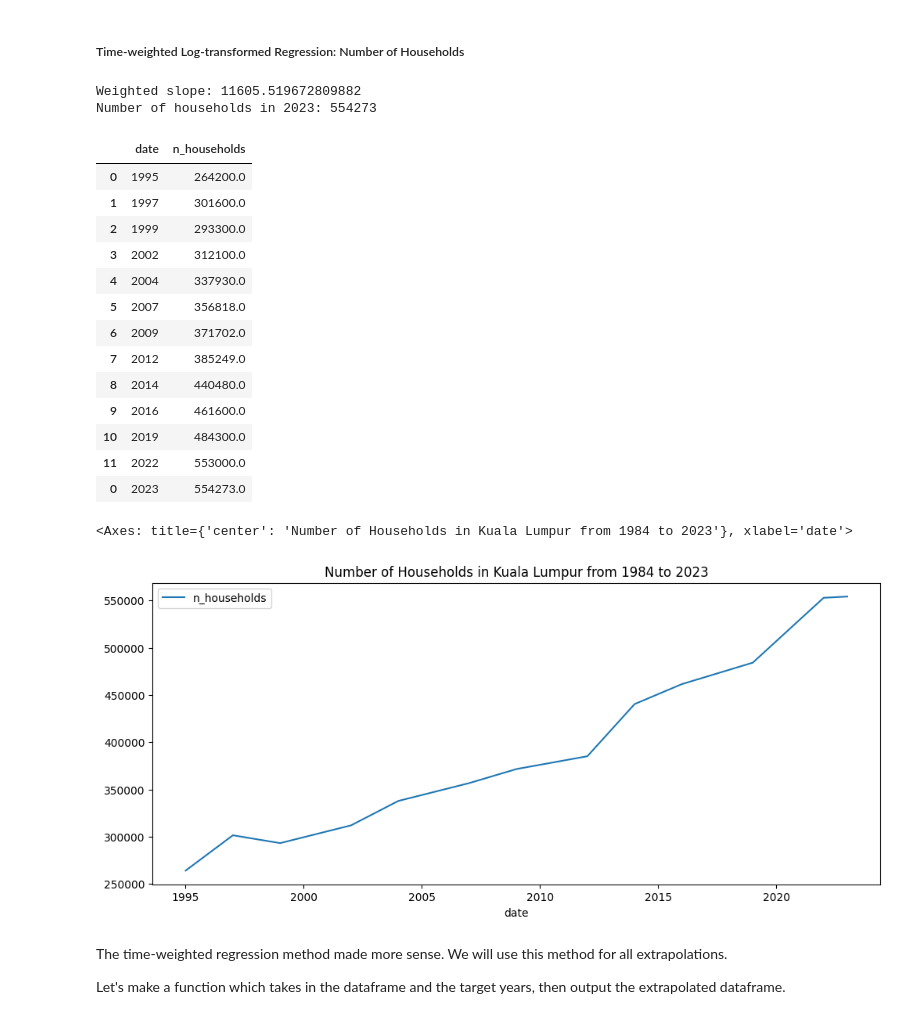
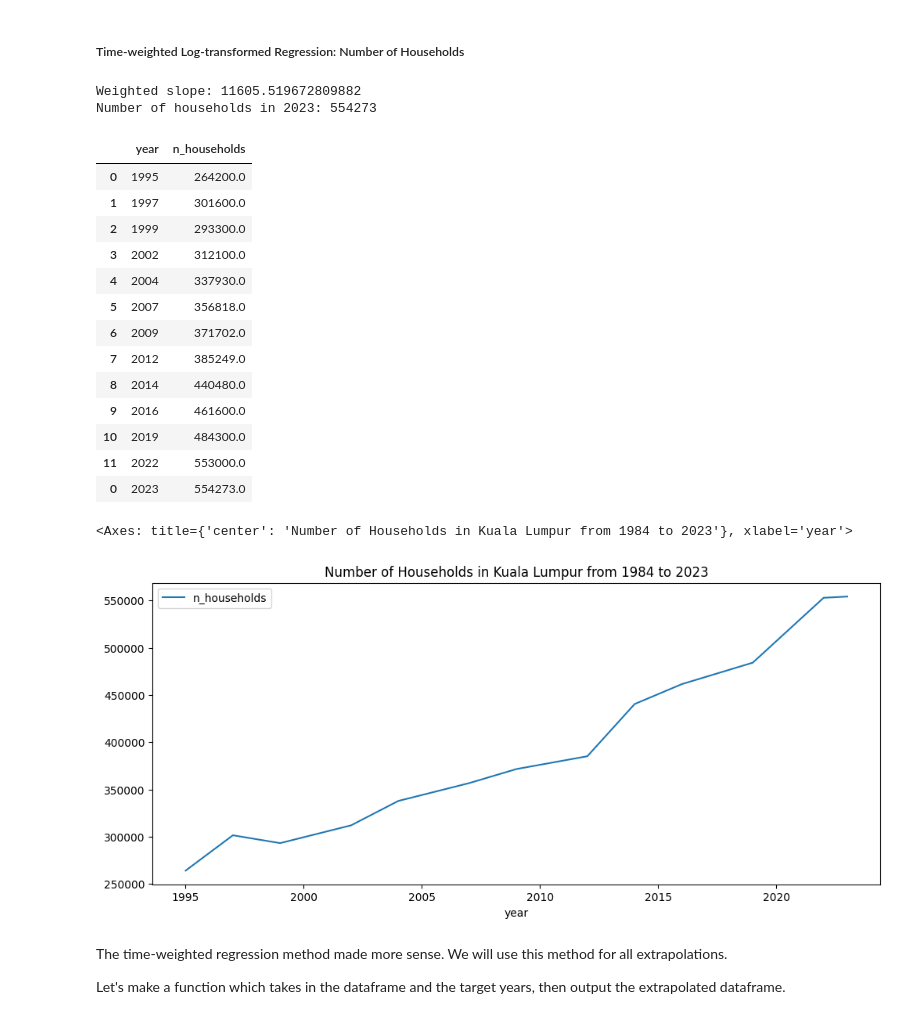
Before and after one commit to yuenherny/kl-house-price-forecasting, a Jupyter notebook: notebooks/Transactions - 05 Data Integration.ipynb, the cells around one changed output. Cells and saved outputs as stored; diff of their text form; code cells hidden in the pictures.

```diff
--- a/notebooks/Transactions - 05 Data Integration.ipynb
+++ b/notebooks/Transactions - 05 Data Integration.ipynb
@@ -476,7 +484,7 @@ There are multiple methods for forecasting the economic indicators. The procedur
 # %% [markdown]
 ##### Log-transformed Regression: Number of Households
 # %%
-df_households = df_income[['date', 'n_households']]
+df_households = df_income[['year', 'n_households']]
 df_households = df_households.dropna().reset_index(drop=True)
 df_households
 # %% [output]
@@ -497,8 +505,8 @@ df_households
 # Log-transformed Regression
 # Step 1 and 2 omitted as the data is not expressed in the form of probability or rate
 # Step 3: Normalise each year
-mean_year = df_households['date'].mean()
-df_households['norm_year'] = df_households['date'] - mean_year
+mean_year = df_households['year'].mean()
+df_households['norm_year'] = df_households['year'] - mean_year
 
 from scipy.stats import linregress
 
@@ -512,10 +520,10 @@ print(f'Stderr: {stderr}')
 
 # Step 6: Extrapolate the number of households for 2023
 target_year = 2023
-number_of_households_extrapolated = round(slope * (target_year - df_households['date'].mean()) + intercept)
+number_of_households_extrapolated = round(slope * (target_year - df_households['year'].mean()) + intercept)
 print(f'Number of households in {target_year}: {number_of_households_extrapolated}')
 
-df_households_extrapolated = pd.concat([df_households[['date', 'n_households']], pd.DataFrame({'date': [target_year], 'n_households': [number_of_households_extrapolated]})])
+df_households_extrapolated = pd.concat([df_households[['year', 'n_households']], pd.DataFrame({'year': [target_year], 'n_households': [number_of_households_extrapolated]})])
 df_households_extrapolated
 # %% [output]
 Slope: 9725.687645687643
@@ -567,39 +575,39 @@ The number of household dropped, whereas the trend has been on the rise since 20
 # Step 1 and 2 omitted as the data is not expressed in the form of probability or rate
 # Step 3: Compute corresponding weights for each observation
 
-df_households['weights'] = (target_year - df_households['date'][0]) / (target_year - df_households['date'])
+df_households['weights'] = (target_year - df_households['year'][0]) / (target_year - df_households['year'])
 
 # Step 4: Sum the weights
 sum_of_weights = df_households['weights'].sum()
 
 # Step 5: Normalise each year
-mean_year = df_households['date'].mean()
-df_households['norm_year'] = df_households['date'] - mean_year
+mean_year = df_households['year'].mean()
+df_households['norm_year'] = df_households['year'] - mean_year
 
 # Step 6: Calculate the slope and intercept of the linear regression line
 df_households['wtL'] = df_households['weights'] * df_households['norm_year'] * df_households['n_households']
 df_households['wt'] = df_households['weights'] * df_households['norm_year']
 df_households['wL'] = df_households['weights'] * df_households['n_households']
 df_households['wt2'] = df_households['weights'] * df_households['norm_year'] ** 2
 
 term1 = df_households['wtL'].sum()
 term2 = df_households['wt'].sum() * df_households['wL'].sum() / sum_of_weights
 term3 = df_households['wt2'].sum()
 term4 = df_households['wt'].sum() ** 2 / sum_of_weights
 
 weighted_slope = (term1 - term2) / (term3 - term4)
 print(f'Weighted slope: {weighted_slope}')
 
 # Step 7: Extrapolate the number of households for 2023
 number_of_households_extrapolated = round(weighted_slope * (target_year - mean_year) + intercept)
 print(f'Number of households in 2023: {number_of_households_extrapolated}')
 
-df_households_extrapolated = pd.concat([df_households[['date', 'n_households']], pd.DataFrame({'date': [target_year], 'n_households': [number_of_households_extrapolated]})])
+df_households_extrapolated = pd.concat([df_households[['year', 'n_households']], pd.DataFrame({'year': [target_year], 'n_households': [number_of_households_extrapolated]})])
 df_households_extrapolated
 # %% [output]
 Weighted slope: 11605.519672809882
 Number of households in 2023: 554273
-|  | date | n_households |
+|  | year | n_households |
 | 0 | 1995 | 264200.0 |
 | 1 | 1997 | 301600.0 |
 | 2 | 1999 | 293300.0 |
@@ -615,13 +623,13 @@ Number of households in 2023: 554273
 | 0 | 2023 | 554273.0 |
 # %%
 df_households_extrapolated.plot(
-    x='date',
+    x='year',
     y='n_households',
     figsize=(12,5),
     title='Number of Households in Kuala Lumpur from 1984 to 2023'
 )
 # %% [output]
-<Axes: title={'center': 'Number of Households in Kuala Lumpur from 1984 to 2023'}, xlabel='date'>
+<Axes: title={'center': 'Number of Households in Kuala Lumpur from 1984 to 2023'}, xlabel='year'>
 [figure]
 # %% [markdown]
 The time-weighted regression method made more sense. We will use this method for all extrapolations.
```
Also changed, not shown: parts of 21 cells of this notebook.
